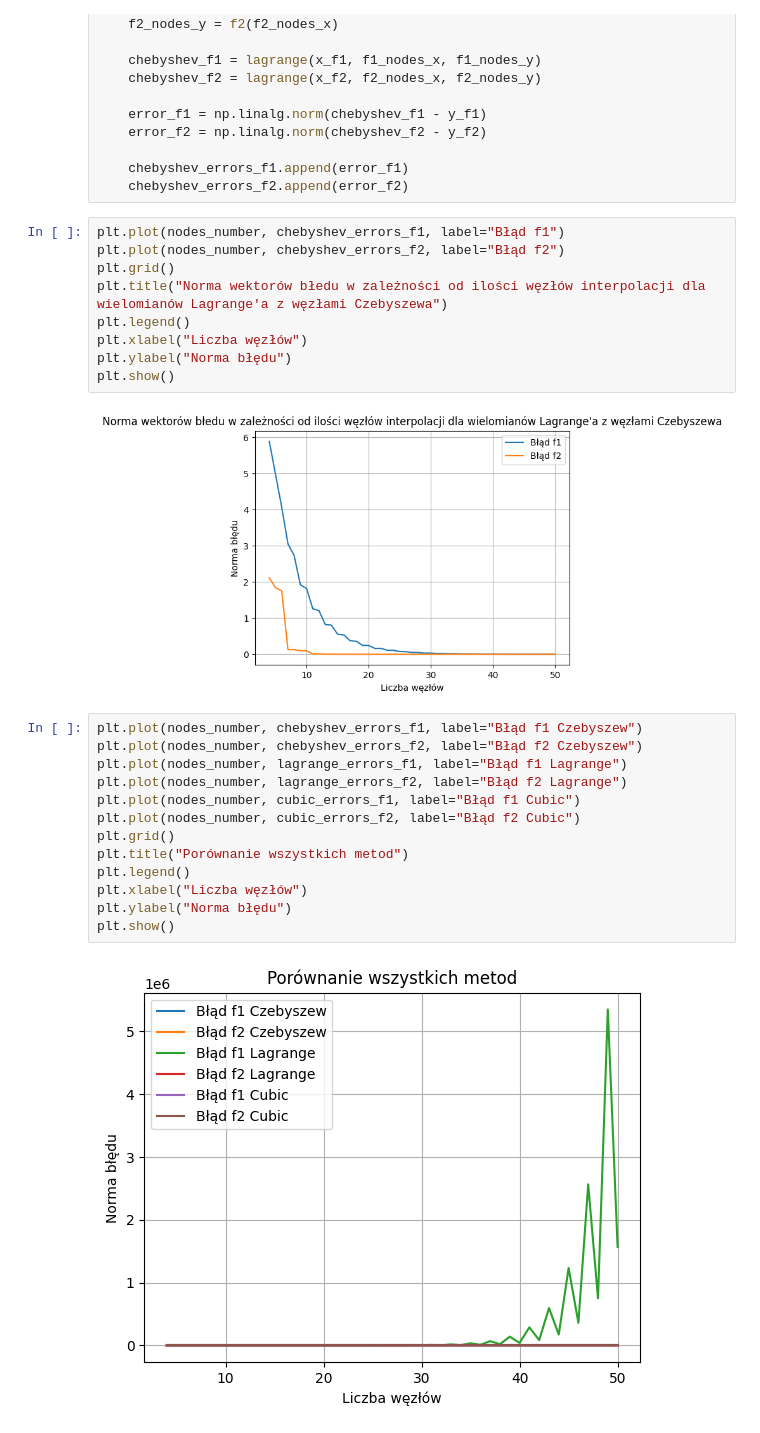
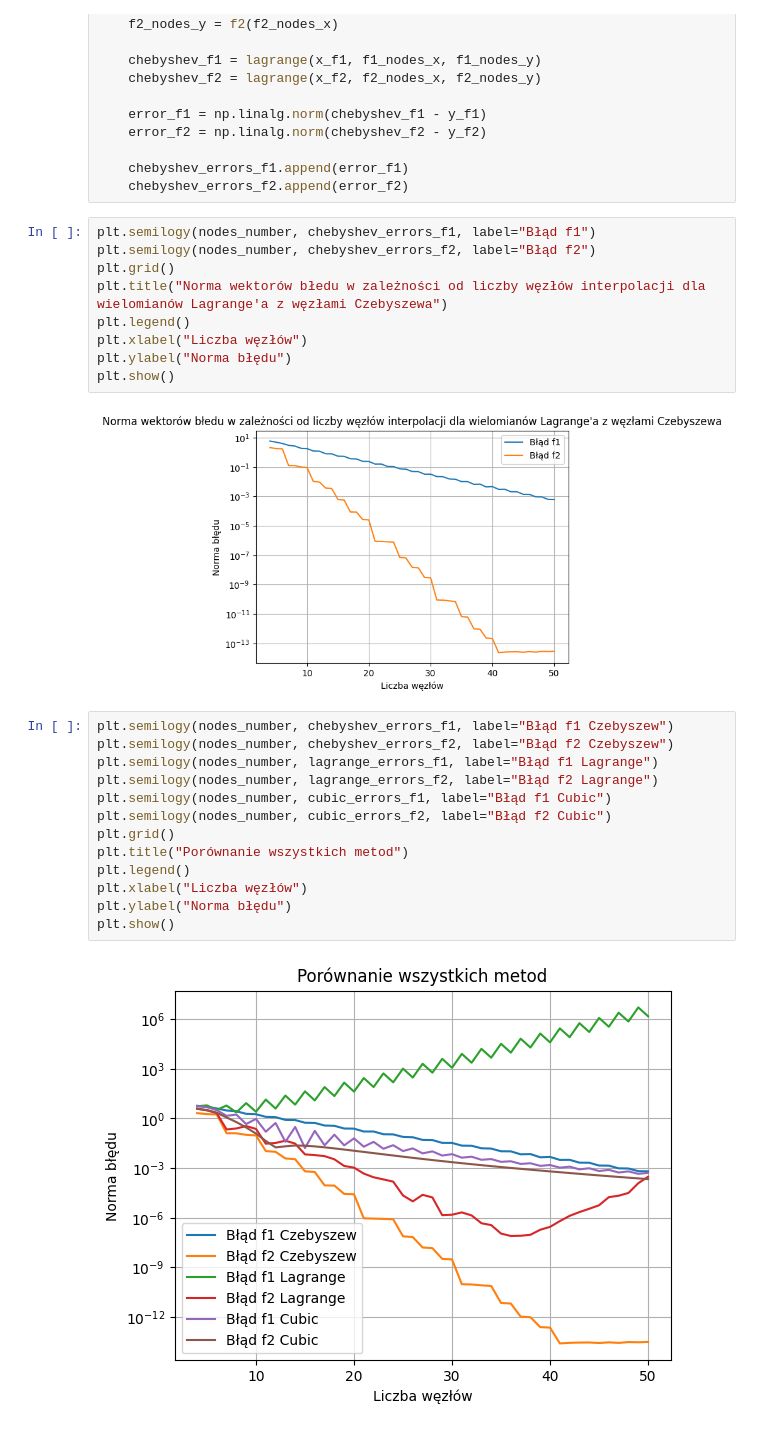
Before and after one commit to domino644/mownit, a Jupyter notebook: lab4/zad2.ipynb, the cells around one changed output. Cells and saved outputs as stored; diff of their text form.

```diff
--- a/lab4/zad2.ipynb
+++ b/lab4/zad2.ipynb
@@ -132,29 +132,29 @@ for n in nodes_number:
     chebyshev_errors_f1.append(error_f1)
     chebyshev_errors_f2.append(error_f2)
 # %%
-plt.plot(nodes_number, chebyshev_errors_f1, label="Błąd f1")
-plt.plot(nodes_number, chebyshev_errors_f2, label="Błąd f2")
+plt.semilogy(nodes_number, chebyshev_errors_f1, label="Błąd f1")
+plt.semilogy(nodes_number, chebyshev_errors_f2, label="Błąd f2")
 plt.grid()
-plt.title("Norma wektorów błedu w zależności od ilości węzłów interpolacji dla wielomianów Lagrange'a z węzłami Czebyszewa")
+plt.title("Norma wektorów błedu w zależności od liczby węzłów interpolacji dla wielomianów Lagrange'a z węzłami Czebyszewa")
 plt.legend()
 plt.xlabel("Liczba węzłów")
 plt.ylabel("Norma błędu")
 plt.show()
 # %% [output]
-[figure, old version]
+[figure, new version]
 # %%
-plt.plot(nodes_number, chebyshev_errors_f1, label="Błąd f1 Czebyszew")
-plt.plot(nodes_number, chebyshev_errors_f2, label="Błąd f2 Czebyszew")
-plt.plot(nodes_number, lagrange_errors_f1, label="Błąd f1 Lagrange")
-plt.plot(nodes_number, lagrange_errors_f2, label="Błąd f2 Lagrange")
-plt.plot(nodes_number, cubic_errors_f1, label="Błąd f1 Cubic")
-plt.plot(nodes_number, cubic_errors_f2, label="Błąd f2 Cubic")
+plt.semilogy(nodes_number, chebyshev_errors_f1, label="Błąd f1 Czebyszew")
+plt.semilogy(nodes_number, chebyshev_errors_f2, label="Błąd f2 Czebyszew")
+plt.semilogy(nodes_number, lagrange_errors_f1, label="Błąd f1 Lagrange")
+plt.semilogy(nodes_number, lagrange_errors_f2, label="Błąd f2 Lagrange")
+plt.semilogy(nodes_number, cubic_errors_f1, label="Błąd f1 Cubic")
+plt.semilogy(nodes_number, cubic_errors_f2, label="Błąd f2 Cubic")
 plt.grid()
 plt.title("Porównanie wszystkich metod")
 plt.legend()
 plt.xlabel("Liczba węzłów")
 plt.ylabel("Norma błędu")
 plt.show()
 # %% [output]
-[figure, old version]
+[figure, new version]
 # %%
```
Also changed, not shown: parts of 4 cells of this notebook, 1 other file.
